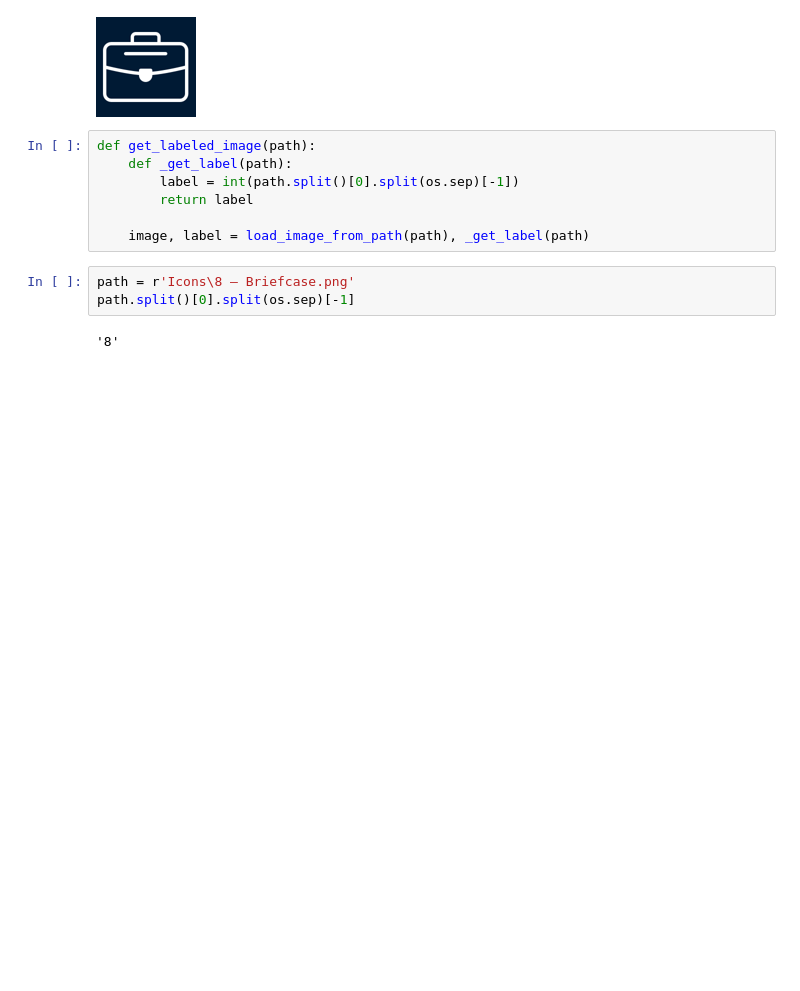
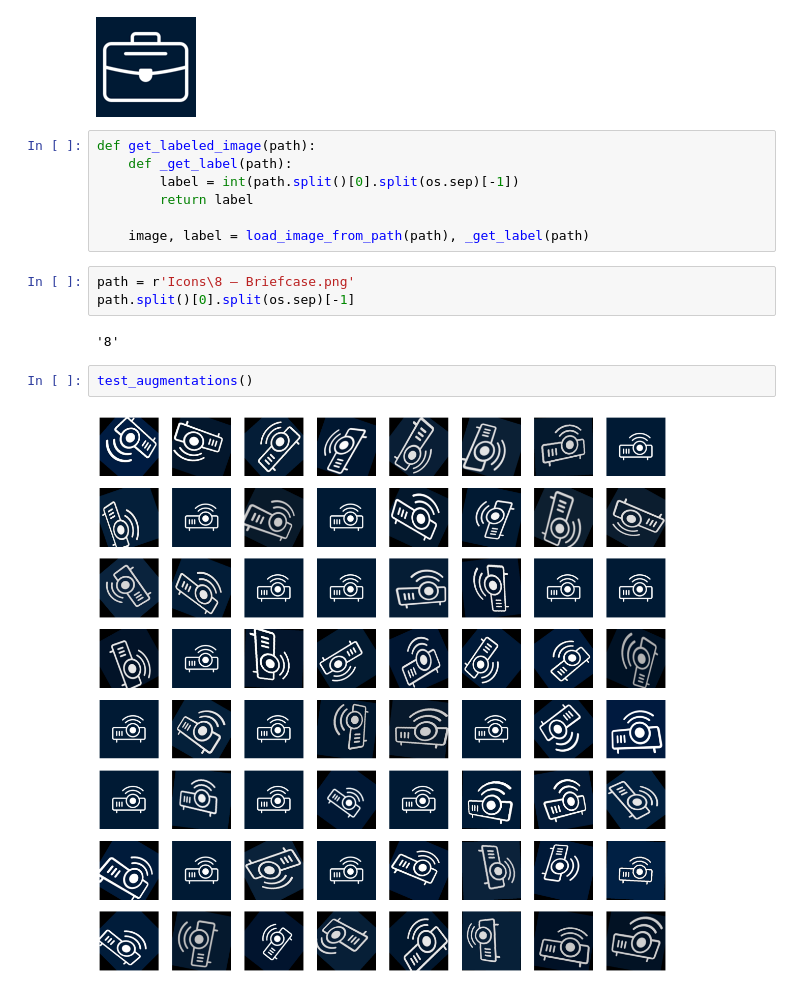
Before and after one commit to TheDim0n/ArtWayPictures, a Jupyter notebook: pil_augmentation.ipynb, the cells around one changed output. Drawn from its saved outputs; the diff is of its cells as text; blank space fills up the shorter version.

```diff
--- a/pil_augmentation.ipynb
+++ b/pil_augmentation.ipynb
@@ -48,3 +48,7 @@ path = r'Icons\8 — Briefcase.png'
 path.split()[0].split(os.sep)[-1]
 # %% [output]
 '8'
+# %%
+test_augmentations()
+# %% [output]
+[figure, added]
```
Also changed, not shown: 1 other file.
